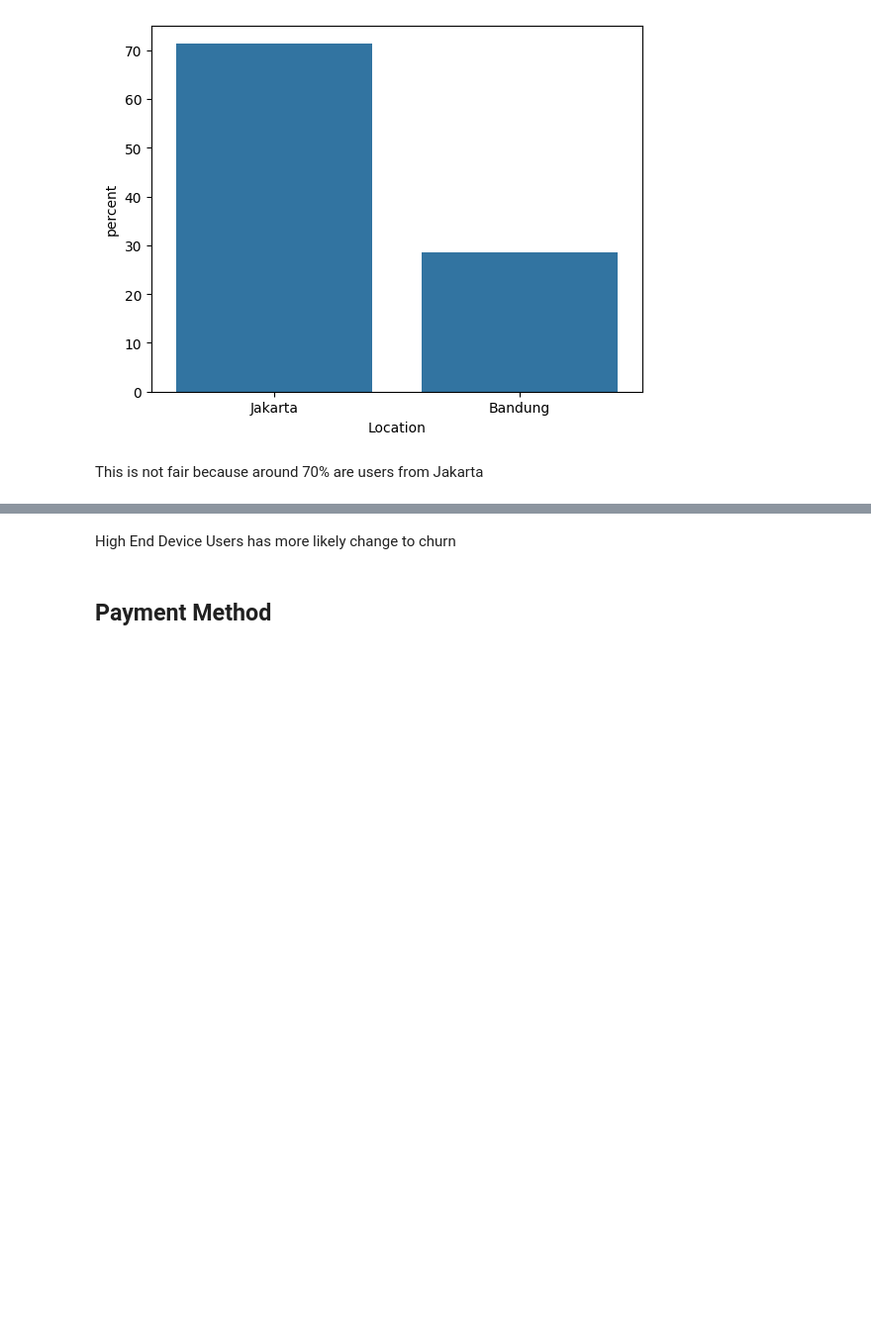
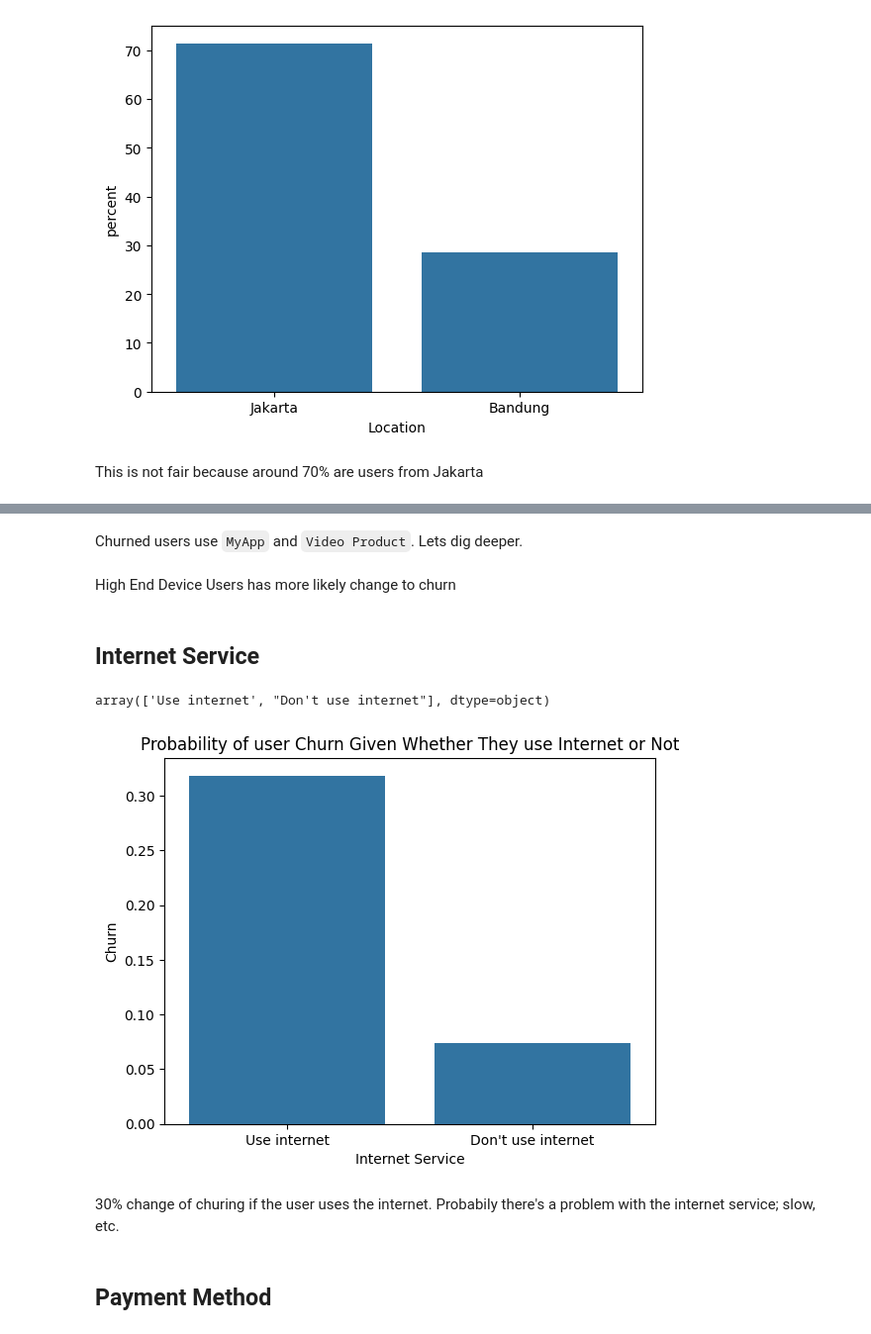
Before and after one commit to marcellinus-witarsah/data-challenge-dsw-2023, a Jupyter notebook: notebooks/03_churn_model.ipynb, the cells around one changed output, grey strips where cells are left out. Shown at 99% size. Saved outputs shown, nothing was run; the diff lists cells and outputs as text; code cells hidden in the pictures; blank space fills up the shorter version.

```diff
--- a/notebooks/03_churn_model.ipynb
+++ b/notebooks/03_churn_model.ipynb
@@ -126,5 +153,21 @@ fig.tight_layout()
+# %% [markdown]
+Churned users use `MyApp` and `Video Product`. Lets dig deeper.
 # %% [markdown]
 High End Device Users has more likely change to churn
+# %% [markdown]
+## Internet Service
+# %%
+df['Internet Service'].unique()
+# %% [output]
+array(['Use internet', "Don't use internet"], dtype=object)
+# %%
+sns.barplot(data=df, x='Internet Service', y="Churn", errorbar=None)
+plt.title("Probability of user Churn Given Whether They use Internet or Not")
+plt.show()
+# %% [output]
+[figure, added]
+# %% [markdown]
+30% change of churing if the user uses the internet. Probabily there's a problem with the internet service; slow, etc.
 # %% [markdown]
 ## Payment Method
 # %%
```
Also changed, not shown: parts of 16 cells of this notebook.
